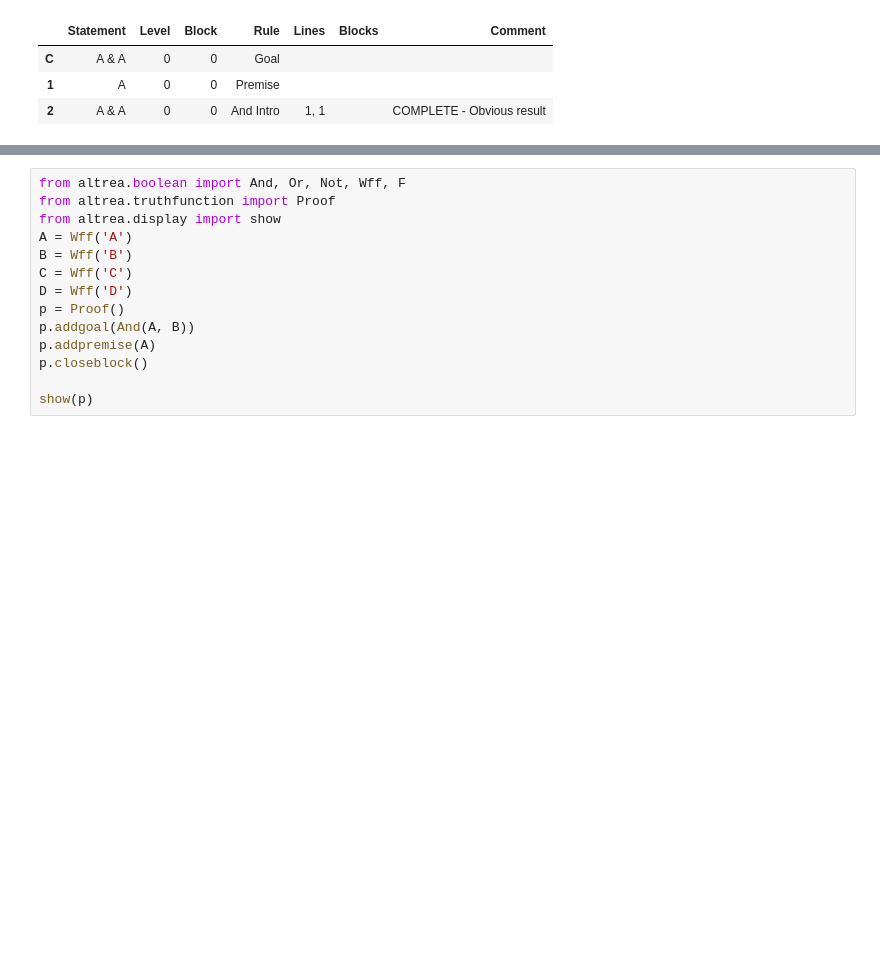
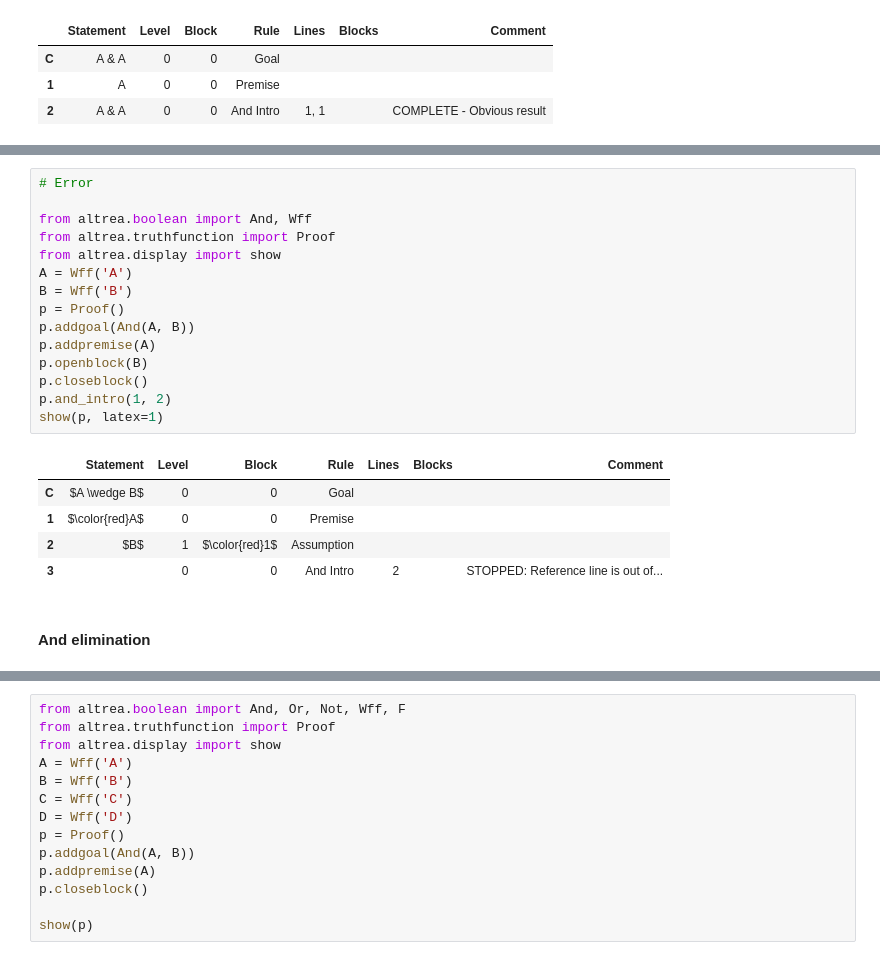
Before and after one commit to FrankHubeny/AltRea, a Jupyter notebook: truthfunction_examples.ipynb, the cells around one changed output, grey strips where cells are left out. Saved outputs shown, nothing was run; the diff lists cells and outputs as text; blank space fills up the shorter version.

```diff
--- a/truthfunction_examples.ipynb
+++ b/truthfunction_examples.ipynb
@@ -132,3 +166,27 @@ show(p, latex=1)
 | 1 | $\color{red}A$ | 0 | 0 | Premise |  |  |  |
 | 2 | $\color{red}B$ | 0 | 0 | Premise |  |  |  |
 | 3 |  | 0 | 0 | And Intro | 10 |  | STOPPED: The referenced line does... |
+# %%
+# Error
+
+from altrea.boolean import And, Wff
+from altrea.truthfunction import Proof
+from altrea.display import show
+A = Wff('A')
+B = Wff('B')
+p = Proof()
+p.addgoal(And(A, B))
+p.addpremise(A)
+p.openblock(B)
+p.closeblock()
+p.and_intro(1, 2)
+show(p, latex=1)
+# %% [output]
+|  | Statement | Level | Block | Rule | Lines | Blocks | Comment |
+| C | $A \wedge B$ | 0 | 0 | Goal |  |  |  |
+| 1 | $\color{red}A$ | 0 | 0 | Premise |  |  |  |
+| 2 | $B$ | 1 | $\color{red}1$ | Assumption |  |  |  |
+| 3 |  | 0 | 0 | And Intro | 2 |  | STOPPED: Reference line is out of... |
+# %% [markdown]
+<a id='and_elim_id'></a>
+#### And elimination
```
Also changed, not shown: parts of 47 cells of this notebook, 5 other files.
